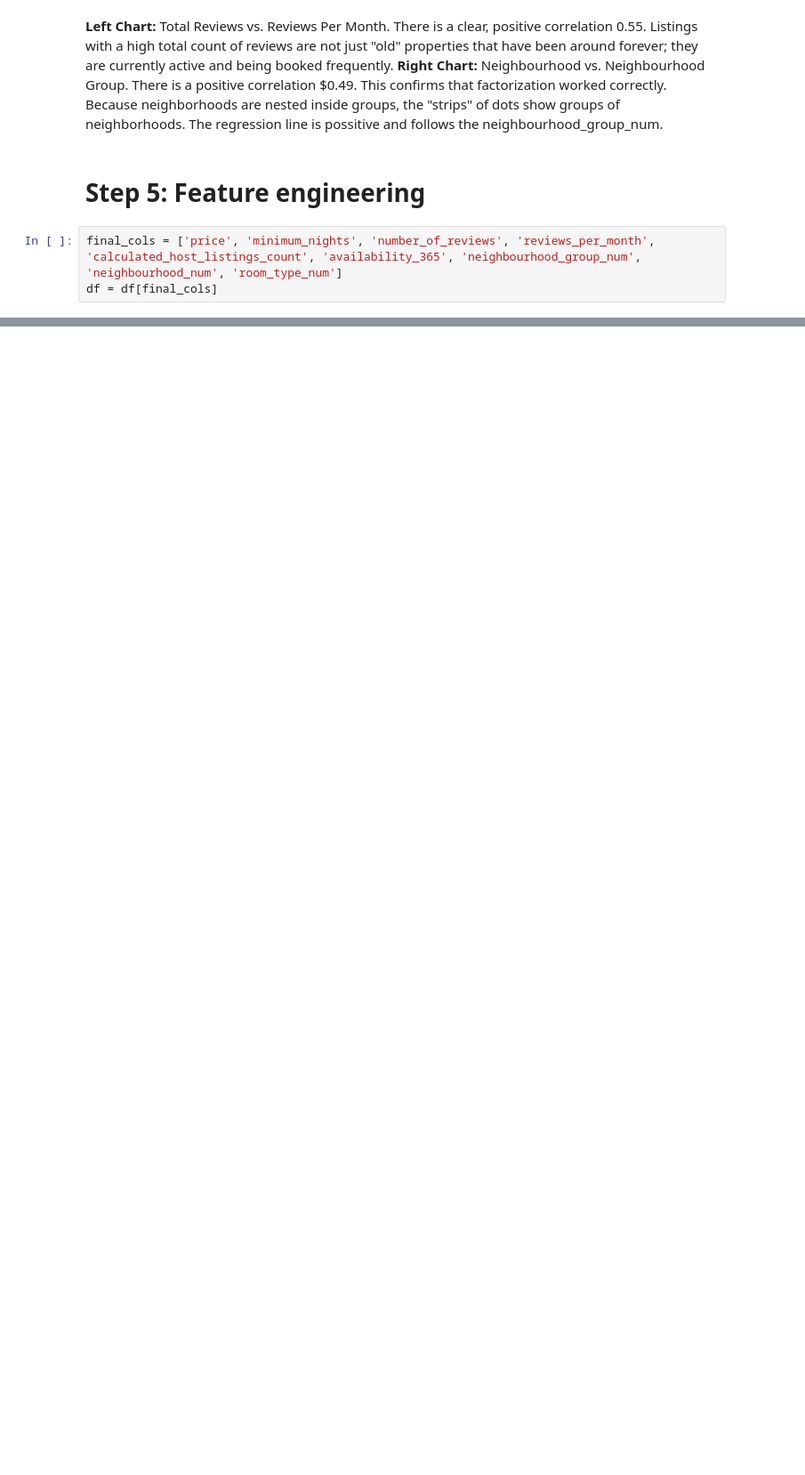
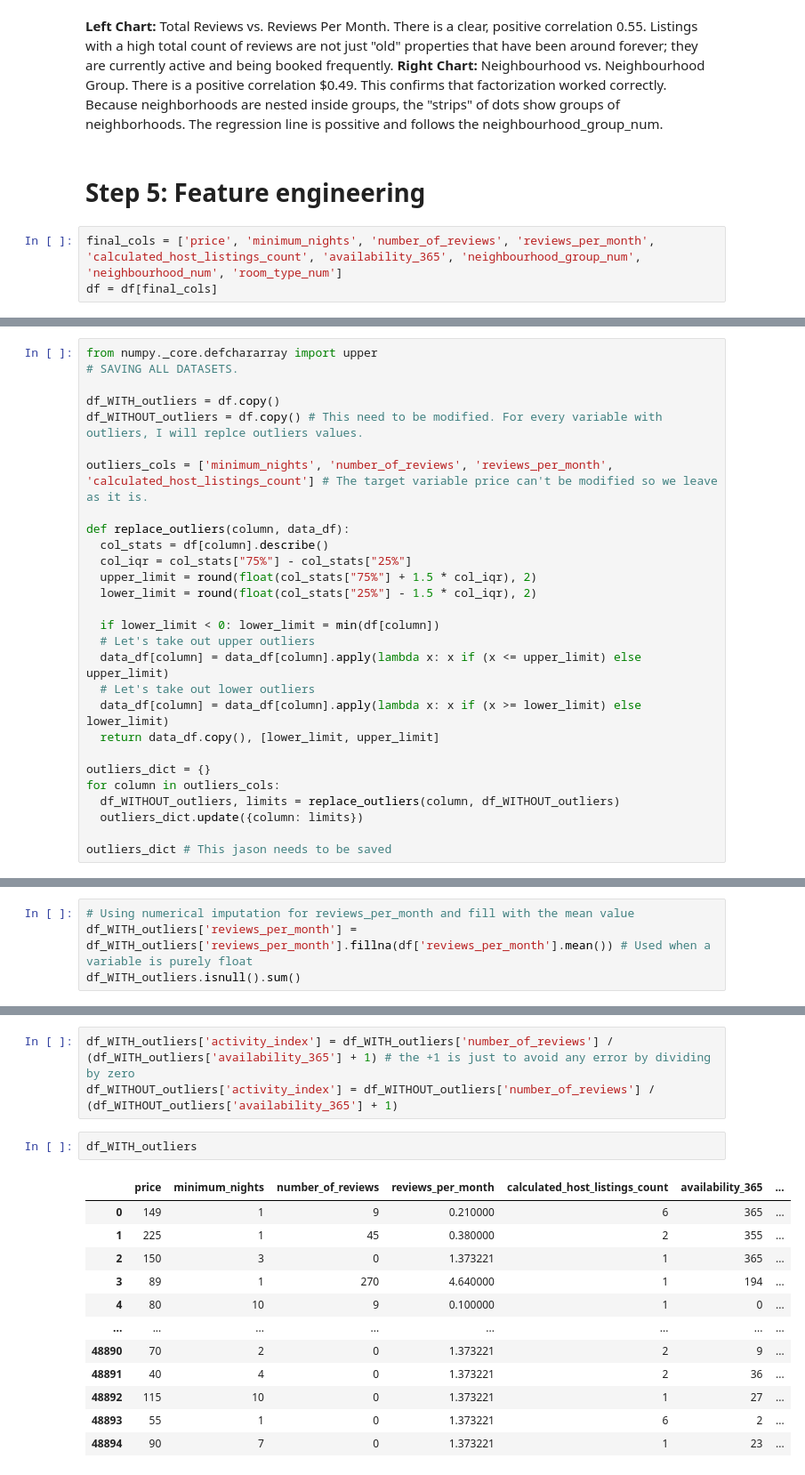
Before and after one commit to 4GeeksAcademy/kiko-bar_Data-Preprocessing-EDA_v2, a Jupyter notebook: src/explore.ipynb, the cells around one changed output, grey strips where cells are left out. Shown at 89% size. Saved outputs shown, nothing was run; the diff lists cells and outputs as text; blank space fills up the shorter version.

```diff
--- a/src/explore.ipynb
+++ b/src/explore.ipynb
@@ -450,0 +466,28 @@ TypeError: cannot unpack non-iterable Axes object
+# %%
+from numpy._core.defchararray import upper
+# SAVING ALL DATASETS.
+
+df_WITH_outliers = df.copy()
+df_WITHOUT_outliers = df.copy() # This need to be modified. For every variable with outliers, I will replce outliers values.
+
+outliers_cols = ['minimum_nights', 'number_of_reviews', 'reviews_per_month', 'calculated_host_listings_count'] # The target variable price can't be modified so we leave as it is.
+
+def replace_outliers(column, data_df):
+  col_stats = df[column].describe()
+  col_iqr = col_stats["75%"] - col_stats["25%"]
+  upper_limit = round(float(col_stats["75%"] + 1.5 * col_iqr), 2)
+  lower_limit = round(float(col_stats["25%"] - 1.5 * col_iqr), 2)
+
+  if lower_limit < 0: lower_limit = min(df[column])
+  # Let's take out upper outliers
+  data_df[column] = data_df[column].apply(lambda x: x if (x <= upper_limit) else upper_limit)
+  # Let's take out lower outliers
+  data_df[column] = data_df[column].apply(lambda x: x if (x >= lower_limit) else lower_limit)
+  return data_df.copy(), [lower_limit, upper_limit]
+
+outliers_dict = {}
+for column in outliers_cols:
+  df_WITHOUT_outliers, limits = replace_outliers(column, df_WITHOUT_outliers)
+  outliers_dict.update({column: limits})
+
+outliers_dict # This jason needs to be saved
@@ -450,0 +534,4 @@ TypeError: cannot unpack non-iterable Axes object
+# %%
+# Using numerical imputation for reviews_per_month and fill with the mean value
+df_WITH_outliers['reviews_per_month'] = df_WITH_outliers['reviews_per_month'].fillna(df['reviews_per_month'].mean()) # Used when a variable is purely float
+df_WITH_outliers.isnull().sum()
@@ -450,0 +553,18 @@ TypeError: cannot unpack non-iterable Axes object
+# %%
+df_WITH_outliers['activity_index'] = df_WITH_outliers['number_of_reviews'] / (df_WITH_outliers['availability_365'] + 1) # the +1 is just to avoid any error by dividing by zero
+df_WITHOUT_outliers['activity_index'] = df_WITHOUT_outliers['number_of_reviews'] / (df_WITHOUT_outliers['availability_365'] + 1)
+# %%
+df_WITH_outliers
+# %% [output]
+|  | price | minimum_nights | number_of_reviews | reviews_per_month | calculated_host_listings_count | availability_365 | ... |
+| 0 | 149 | 1 | 9 | 0.210000 | 6 | 365 | ... |
+| 1 | 225 | 1 | 45 | 0.380000 | 2 | 355 | ... |
+| 2 | 150 | 3 | 0 | 1.373221 | 1 | 365 | ... |
+| 3 | 89 | 1 | 270 | 4.640000 | 1 | 194 | ... |
+| 4 | 80 | 10 | 9 | 0.100000 | 1 | 0 | ... |
+| ... | ... | ... | ... | ... | ... | ... | ... |
+| 48890 | 70 | 2 | 0 | 1.373221 | 2 | 9 | ... |
+| 48891 | 40 | 4 | 0 | 1.373221 | 2 | 36 | ... |
+| 48892 | 115 | 10 | 0 | 1.373221 | 1 | 27 | ... |
+| 48893 | 55 | 1 | 0 | 1.373221 | 6 | 2 | ... |
+| 48894 | 90 | 7 | 0 | 1.373221 | 1 | 23 | ... |
```
Also changed, not shown: parts of 26 cells of this notebook, 23 other files.
